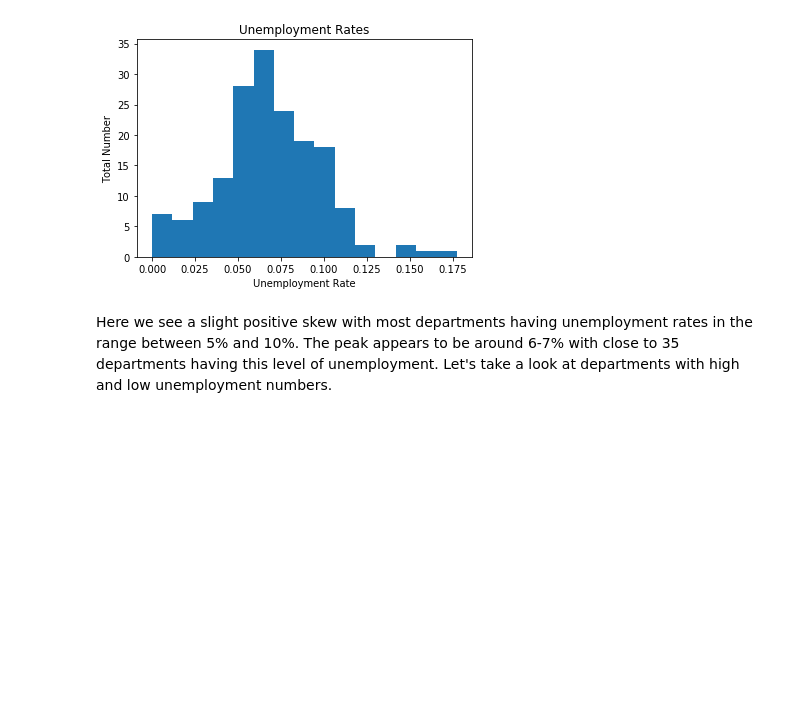
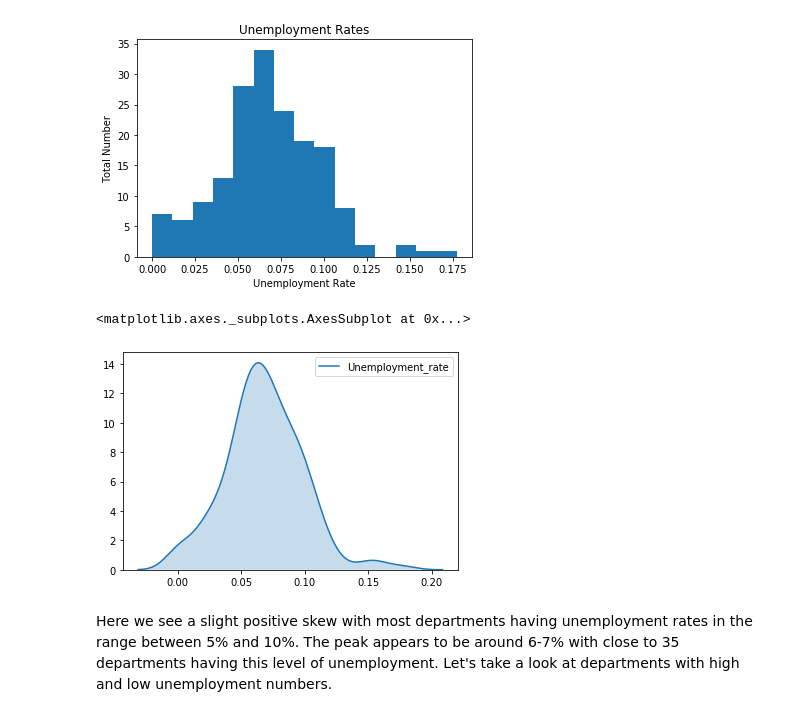
Before and after one commit to MustafaBor/data-projects, a Jupyter notebook: College Major Analysis/Gender Distribution Among College Majors & the Effect of Majors on Earnings and Employment.ipynb, the cells around one changed output. Cells and saved outputs as stored; diff of their text form; code cells hidden in the pictures; blank space fills up the shorter version.

```diff
--- a/College Major Analysis/Gender Distribution Among College Majors & the Effect of Majors on Earnings and Employment.ipynb
+++ b/College Major Analysis/Gender Distribution Among College Majors & the Effect of Majors on Earnings and Employment.ipynb
@@ -295,6 +309,11 @@ plt.title('Unemployment Rates')
 # %% [output]
 Text(0.5, 1.0, 'Unemployment Rates')
 [figure]
+# %%
+sns.kdeplot(grads['Unemployment_rate'], shade=True)
+# %% [output]
+<matplotlib.axes._subplots.AxesSubplot at 0x...>
+[figure, added]
 # %% [markdown]
 Here we see a slight positive skew with most departments having unemployment rates in the range between 5% and 10%. The peak appears to be around 6-7% with close to 35 departments having this level of unemployment. Let's take a look at departments with high and low unemployment numbers.
 # %%
```
Also changed, not shown: parts of 9 cells of this notebook.
